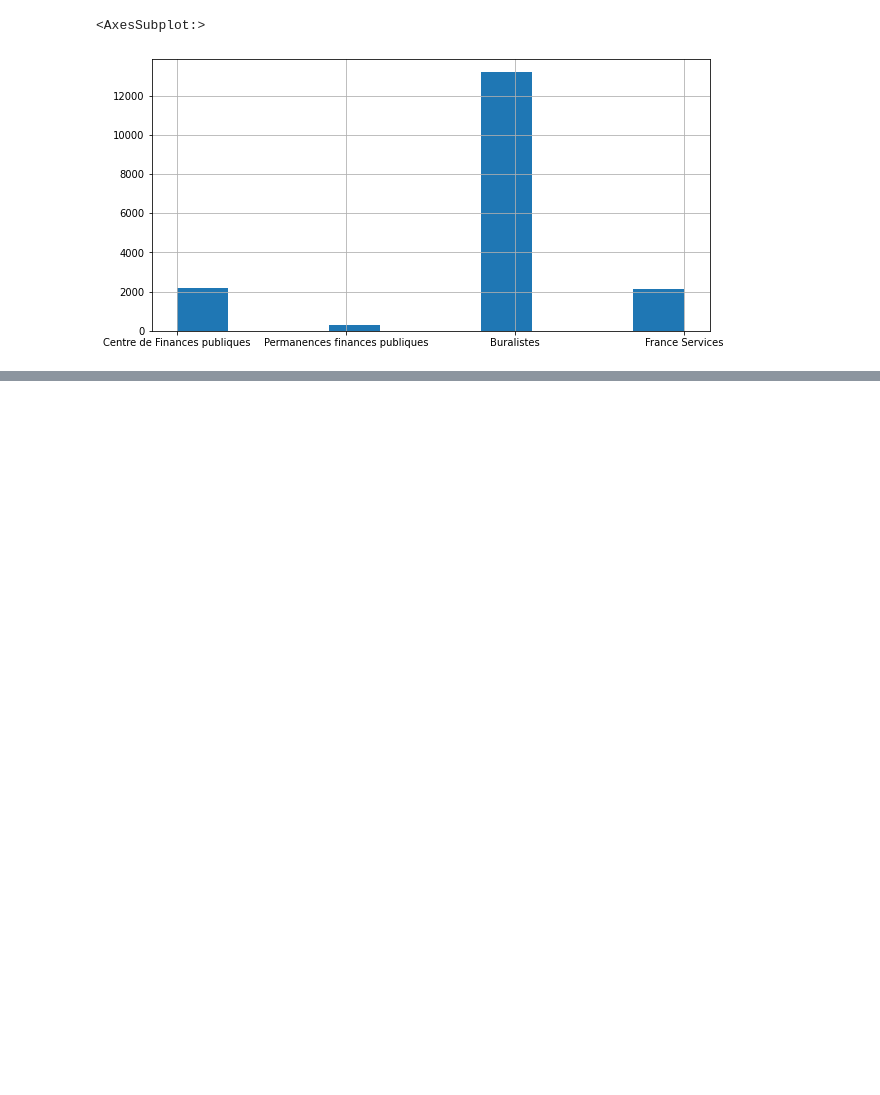
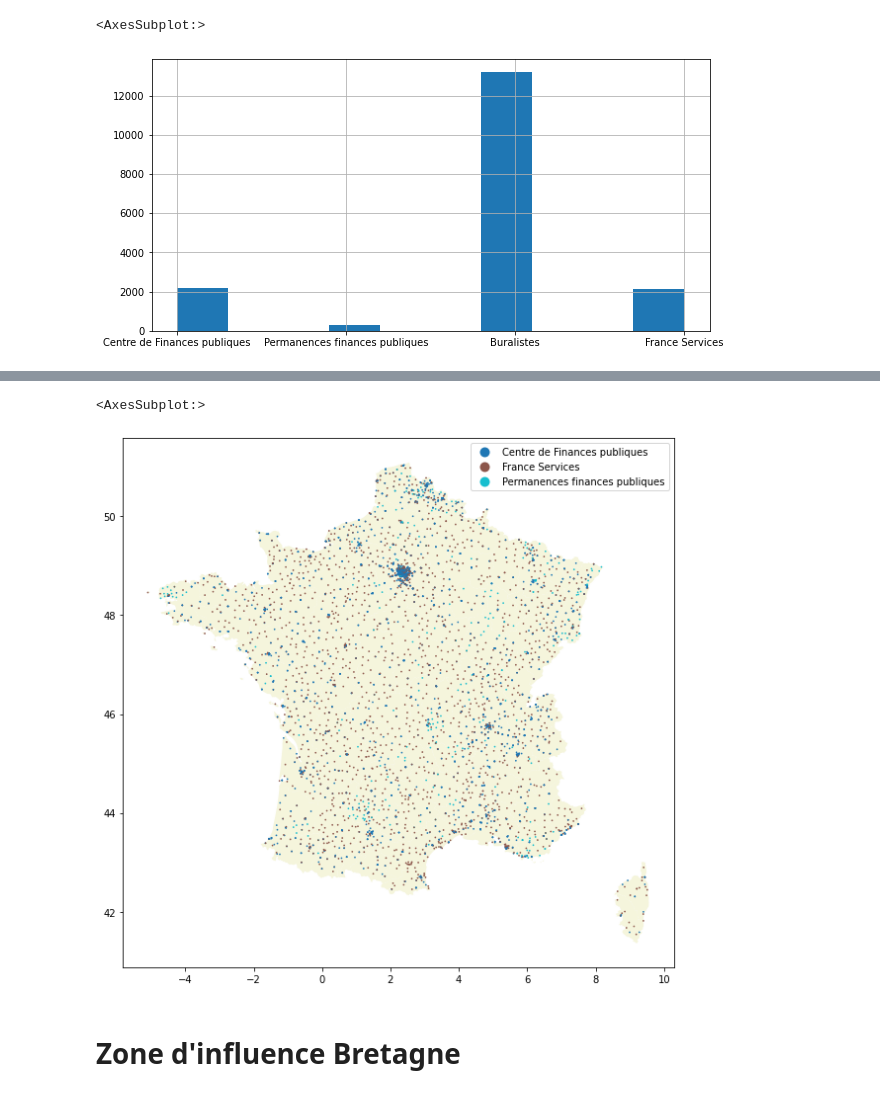
Before and after one commit to t-morvan/OptimDGFiP, a Jupyter notebook: notebooks/explo_structures.ipynb, the cells around one changed output, grey strips where cells are left out. Cells and saved outputs as stored; diff of their text form; code cells hidden in the pictures; blank space fills up the shorter version.

```diff
--- a/notebooks/explo_structures.ipynb
+++ b/notebooks/explo_structures.ipynb
@@ -26,0 +63,18 @@ array(['Centre de Finances publiques', 'Permanences finances publiques',
+# %%
+from shapely.geometry import Point
+def extract_coord(coords):
+    lon, lat = coords.split(',')
+    return Point(float(lat), float(lon))
+# %%
+# localisation par type de structure
+geo_struct = structures[structures.geocodage.str.contains(',', na=False) & (structures['TYPE DE SERVICE'] != 'Buralistes')]
+geo_struct = geo_struct.assign(geometry =  geo_struct.geocodage.apply(extract_coord))
+geo_struct = gpd.GeoDataFrame(geo_struct, crs='4326')
+# %%
+ax = dep.plot(color='beige', figsize=(10,10))
+geo_struct.clip(dep).plot(ax= ax, categorical = True, column='TYPE DE SERVICE', legend=True, markersize =0.5)
+# %% [output]
+<AxesSubplot:>
+[figure, added]
+# %% [markdown]
+# Zone d'influence Bretagne
```
Also changed, not shown: parts of 20 cells of this notebook, 1 other file.
